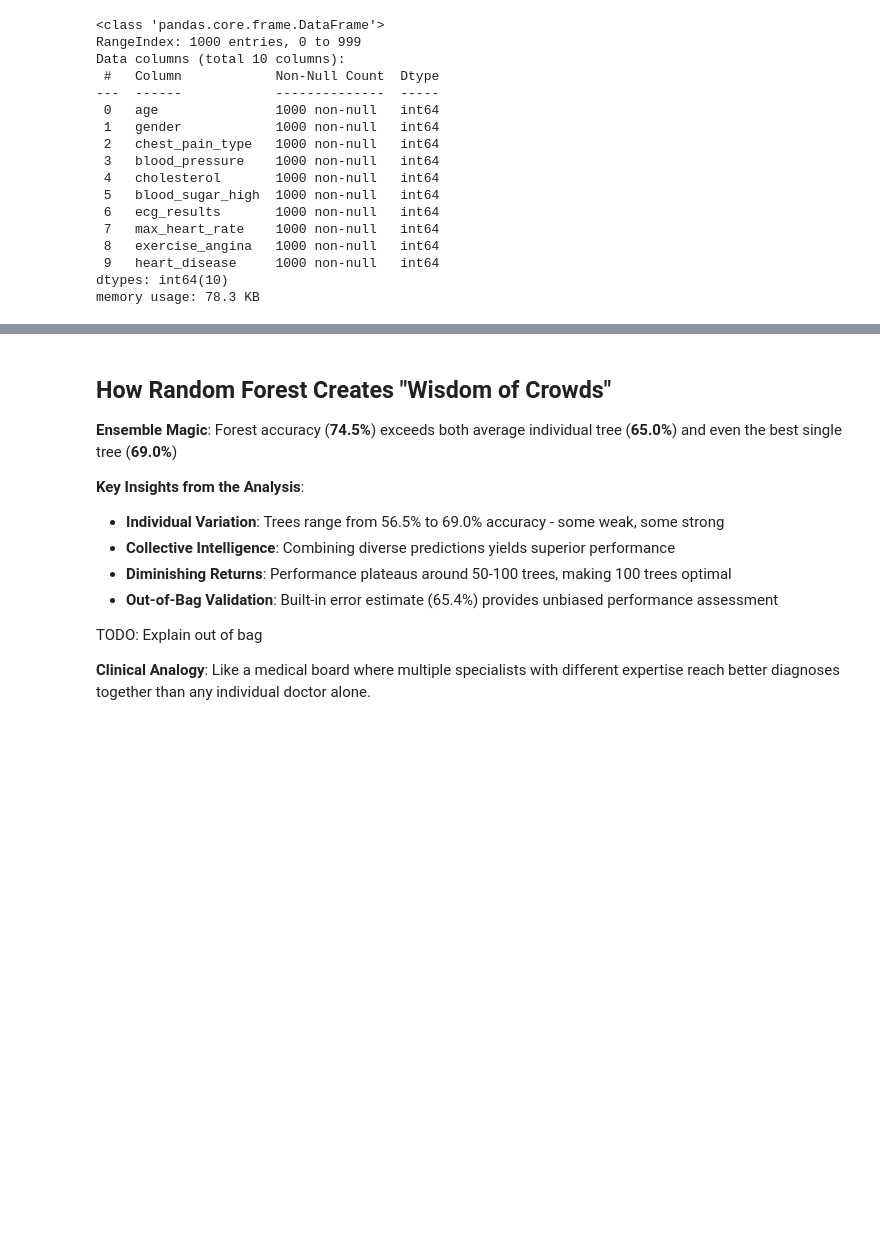
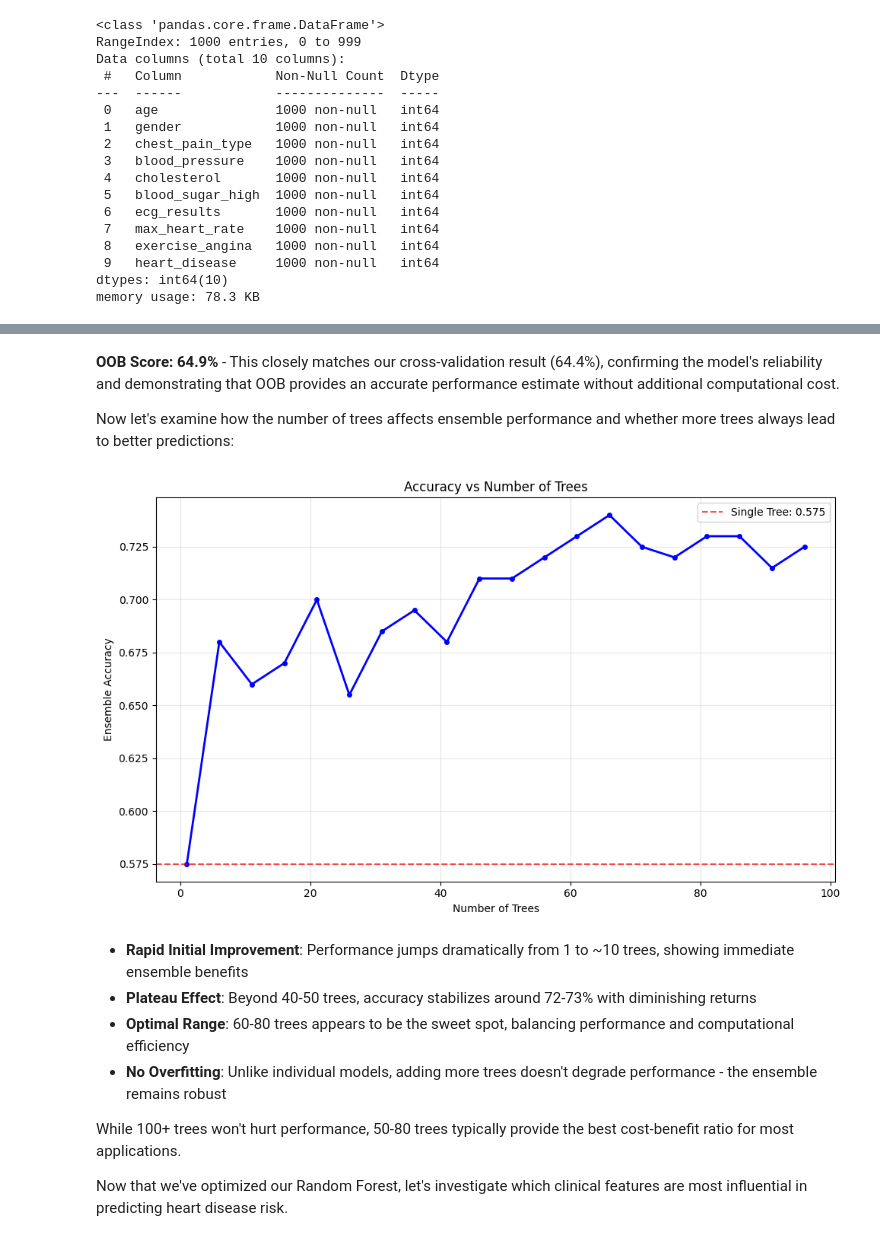
Before and after one commit to Jamoser123/PNR_Advanced_DataScience, a Jupyter notebook: 5_Decision_Trees_Random_Forest/HandsOn_Decision_Trees.ipynb, the cells around one changed output, grey strips where cells are left out. Drawn from its saved outputs; the diff is of its cells as text; code cells hidden in the pictures; blank space fills up the shorter version.

```diff
--- a/5_Decision_Trees_Random_Forest/HandsOn_Decision_Trees.ipynb
+++ b/5_Decision_Trees_Random_Forest/HandsOn_Decision_Trees.ipynb
@@ -543,18 +384,42 @@ Best individual tree: 0.6900
+# %% [markdown]
+**OOB Score: 64.9%** - This closely matches our cross-validation result (64.4%), confirming the model's reliability and demonstrating that OOB provides an accurate performance estimate without additional computational cost.
+
+Now let's examine how the number of trees affects ensemble performance and whether more trees always lead to better predictions:
+# %%
+# Show how ensemble accuracy improves with more trees
+plt.figure(figsize=(10, 6))
+
+n_trees_range = range(1, 101, 5)
+ensemble_scores = []
+
+for n_trees in n_trees_range:
+    rf_temp = RandomForestClassifier(n_estimators=n_trees, random_state=42, n_jobs=-1)
+    rf_temp.fit(X_train, y_train)
+    ensemble_scores.append(rf_temp.score(X_test, y_test))
+    if n_trees == 1:
+        single_tree_accuracy = rf_temp.score(X_test, y_test)
+
+plt.plot(n_trees_range, ensemble_scores, 'b-', linewidth=2, marker='o', markersize=4)
+plt.xlabel('Number of Trees')
+plt.ylabel('Ensemble Accuracy')
+plt.title('Accuracy vs Number of Trees')
+plt.grid(True, alpha=0.3)
+plt.axhline(y=single_tree_accuracy, color='red', linestyle='--',
+            alpha=0.7, label=f'Single Tree: {single_tree_accuracy:.3f}')
+plt.legend()
+plt.tight_layout()
+plt.show()
+# %% [output]
+[figure, added]
 # %% [markdown]
-## How Random Forest Creates "Wisdom of Crowds"
+- **Rapid Initial Improvement**: Performance jumps dramatically from 1 to ~10 trees, showing immediate ensemble benefits
+- **Plateau Effect**: Beyond 40-50 trees, accuracy stabilizes around 72-73% with diminishing returns
+- **Optimal Range**: 60-80 trees appears to be the sweet spot, balancing performance and computational efficiency
+- **No Overfitting**: Unlike individual models, adding more trees doesn't degrade performance - the ensemble remains robust
 
-**Ensemble Magic**: Forest accuracy (**74.5%**) exceeds both average individual tree (**65.0%**) and even the best single tree (**69.0%**)
+While 100+ trees won't hurt performance, 50-80 trees typically provide the best cost-benefit ratio for most applications.
 
-**Key Insights from the Analysis**:
-- **Individual Variation**: Trees range from 56.5% to 69.0% accuracy - some weak, some strong
-- **Collective Intelligence**: Combining diverse predictions yields superior performance
-- **Diminishing Returns**: Performance plateaus around 50-100 trees, making 100 trees optimal
-- **Out-of-Bag Validation**: Built-in error estimate (65.4%) provides unbiased performance assessment
-
-
-TODO: Explain out of bag
-
-**Clinical Analogy**: Like a medical board where multiple specialists with different expertise reach better diagnoses together than any individual doctor alone.
+Now that we've optimized our Random Forest, let's investigate which clinical features are most influential in predicting heart disease risk.
 # %%
 # Get feature importances from the default Random Forest
 feature_importance_rf = pd.DataFrame({
```
Also changed, not shown: parts of 39 cells of this notebook, 2 other files.
